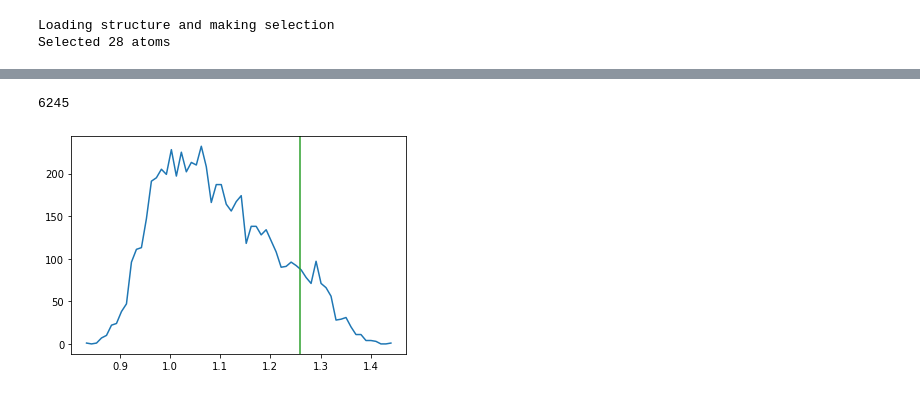
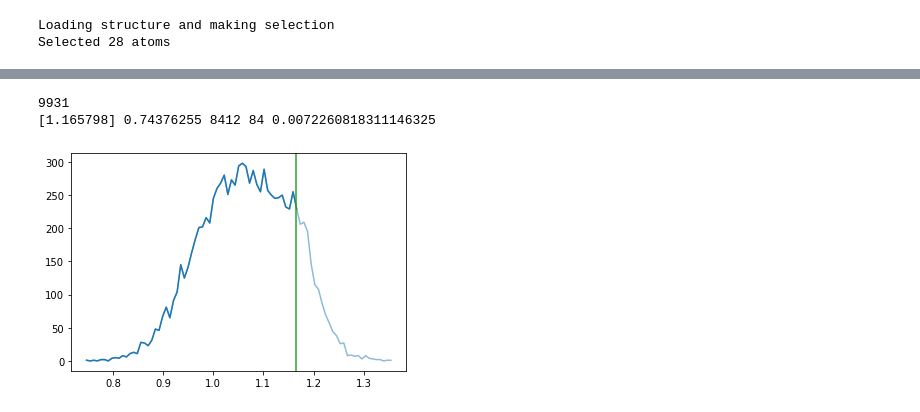
Before and after one commit to molecularmachinist/functional_sampling_tool, a Jupyter notebook: prod/autosampler_notebook.ipynb, the cells around one changed output, grey strips where cells are left out. Drawn from its saved outputs; the diff is of its cells as text; code cells hidden in the pictures.

```diff
--- a/prod/autosampler_notebook.ipynb
+++ b/prod/autosampler_notebook.ipynb
@@ -90,6 +94,11 @@ Process returned 0
 # To save memory we only load this selection
 # mdtraj selection string https://www.mdtraj.org/1.9.5/atom_selection.html
 select_str = "protein and residue 638 and not (name =~ 'H.*')"
+
+# Minimum and maximum values to sample from between. None to ignore boundary, "start" string to use the
+# initial value of the starting structure
+minval=None
+maxval="start"
 
 
 def function_val(positions):
@@ -121,7 +130,7 @@ def function_val(positions):
 ############################## User input ############################
 # %%
 load_fval = False # set to True to recalculate analysis even if fval.npy is present
-epoch_dir = "dump/" # set if current dir is not the dir with the epoch-directories (and initial-dir)
+epoch_dir = "" # set if current dir is not the dir with the epoch-directories (and initial-dir)
 
 def load_data(struct, sel, epoch):
     fval = []
@@ -143,8 +152,9 @@ def load_data(struct, sel, epoch):
         np.save(d+"fval.npy", fval[-1])
 
     reps = [np.full(f.shape,i+1) for i,f in enumerate(fval)]
+    frms = [np.arange(len(f)) for f in fval]
 
-    return np.concatenate(reps), np.concatenate(fval)
+    return np.concatenate(reps), np.concatenate(fval), np.concatenate(frms)
 # %%
 print("Loading structure and making selection")
 struct = mdtraj.load(epoch_dir+"initial/start.pdb")
@@ -152,6 +162,18 @@ sel = struct.topology.select(select_str)
 
 startval = function_val(struct.xyz[:,sel,:])
 
+# Min and maxvals
+if(minval=="start"):
+    minval=startval
+elif(minval is None):
+    minval=-np.inf
+
+if(maxval=="start"):
+    maxval=startval
+elif(minval is None):
+    maxval=np.inf
+
+
 print("Selected %d atoms"%len(sel))
 # %% [output]
 Loading structure and making selection
@@ -160,10 +182,12 @@ Selected 28 atoms
 epochs = 1
 fval = []
 reps = []
+frms = []
 for i in range(1,epochs+1):
-    r,f = load_data(struct, sel, i)
+    r,f,fr = load_data(struct, sel, i)
     reps.append(r)
     fval.append(f)
+    frms.append(fr)
 
 
 epcs = [np.full(f.shape,i+1) for i,f in enumerate(fval)]
@@ -171,4 +195,5 @@ epcs = [np.full(f.shape,i+1) for i,f in enumerate(fval)]
 reps = np.concatenate(reps)
 fval = np.concatenate(fval)
 epcs = np.concatenate(epcs)
+frms = np.concatenate(frms)
 # %% [output]
@@ -191,10 +216,24 @@ Loaded fval from dump/epoch01/rep16/fval.npy
 # %%
 print(len(fval))
-hist, bin_edges = np.histogram(fval, bins=len(fval)//100)
+_largest_val = np.max(fval)
+_lowest_val  = np.min(fval)
+_binmax = min(_largest_val, maxval)
+_binmin = max(_lowest_val,  minval)
+_maxbins = np.sum((fval>minval)*(fval<maxval))//100
+_binsize = (_largest_val-_lowest_val)/min(_maxbins,100)
+print(_binmax,_binmin, np.sum((fval>minval)*(fval<maxval)),_maxbins,_binsize)
+bin_edges = np.arange(_lowest_val,_largest_val+_binsize , _binsize)
+hist, bin_edges = np.histogram(fval, bins=bin_edges)
 bin_centers = (bin_edges[:-1]+bin_edges[1:])/2
-plt.plot(bin_centers, hist)
+# higher edge larger than minval AND lower edge lower than maxval
+mask = (bin_edges[1:]>minval)*(bin_edges[:-1]<maxval)
+
+
+plt.plot(bin_centers, hist, color="C0", alpha=0.5)
+plt.plot(bin_centers[mask], hist[mask], color="C0")
 plt.axvline(startval, color="C2")
 plt.show()
 # %% [output]
-6245
+9931
+[1.165798] 0.74376255 8412 84 0.0072260818311146325
-[figure, old version]
+[figure, new version]
```
Also changed, not shown: parts of 7 cells of this notebook.
